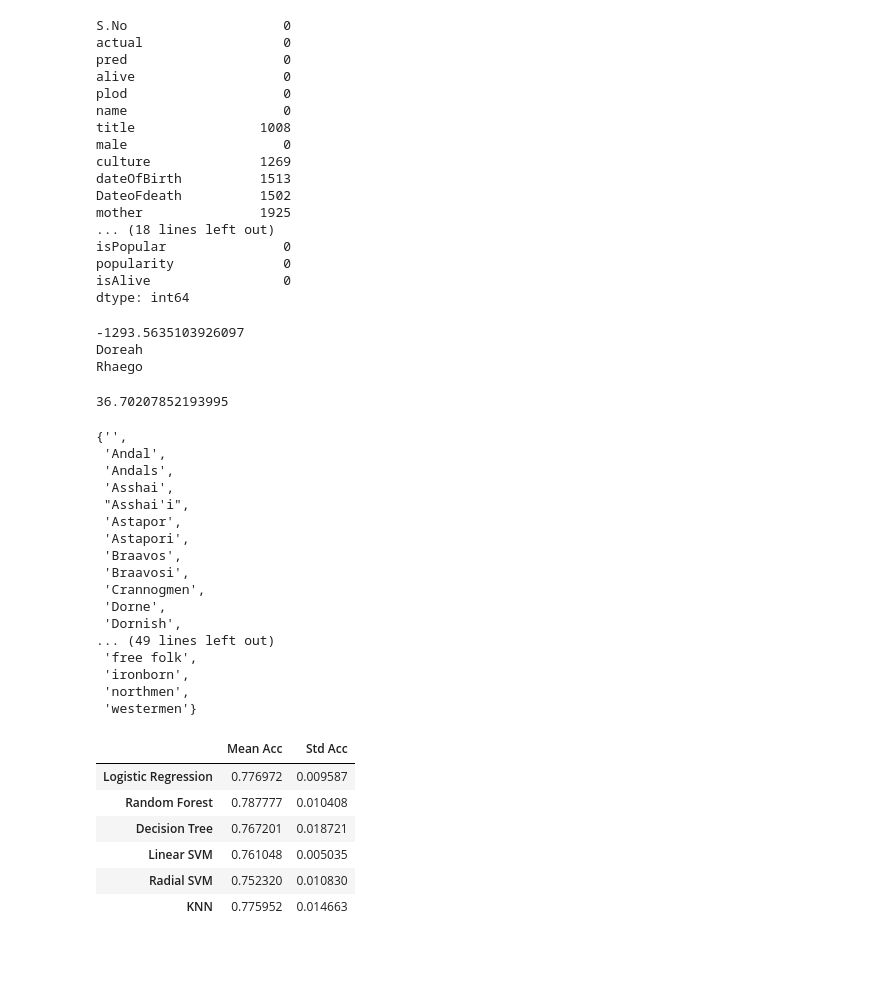
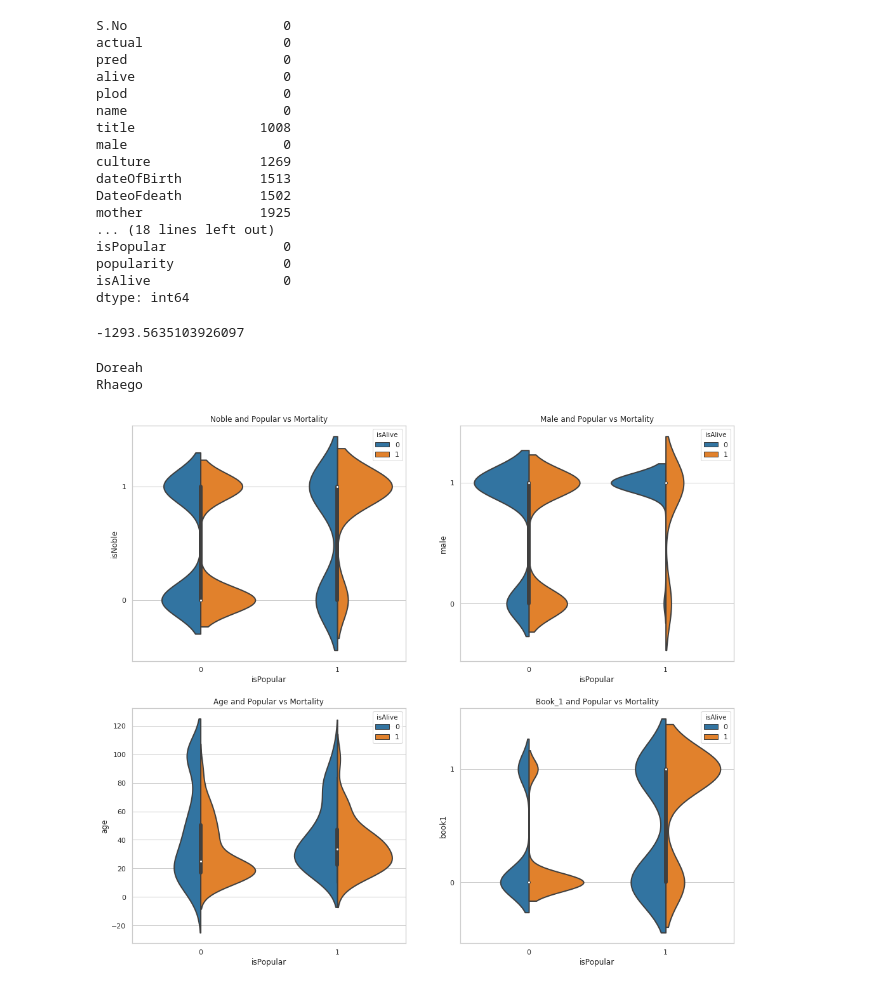
Before and after one commit to dvd42/GOT-Death-Prediction, a Jupyter notebook: got_death_predictions.ipynb, the cells around one changed output. Saved outputs shown, nothing was run; the diff lists cells and outputs as text; code cells hidden in the pictures; blank space fills up the shorter version.

```diff
--- a/got_death_predictions.ipynb
+++ b/got_death_predictions.ipynb
@@ -20,3 +16,8 @@ from sklearn.model_selection import GridSearchCV # for performing grid-search
+# %%
+# plots' parameters with seaborn
+
+sns.set_style("whitegrid")
+sns.set_context("notebook", font_scale = 1, rc = {"lines.linewidth": 2, 'font_family': [u'times']})
 # %%
 # Load our dataset
 df = pd.read_csv("data/character-predictions.csv")
@@ -52,20 +56,43 @@ isPopular               0
 popularity              0
 isAlive                 0
 dtype: int64
+# %%
+# weird mean why?
+print(df["age"].mean())
+# %% [output]
+-1293.5635103926097
 # %%
-# weird mean why?
-print(df["age"].mean())
 # Negative Age
 df["age"][df["age"] < 0]
-# There are mistakes in the data Doreah is actually 25 and Rhaego was never even born
+# There are mistakes in the data Doreah is actually around 25 and Rhaego was never even born
 print(df["name"][1684])
 print(df["name"][1868])
 # %% [output]
--1293.5635103926097
 Doreah
 Rhaego
 # %%
 # Replace negative ages
-df.loc[1684, "age"] = 24.0
+df.loc[1684, "age"] = 25.0
 df.loc[1868, "age"] = 0.0
+# %%
+f,ax=plt.subplots(2,2,figsize=(17,15))
+sns.violinplot("isPopular", "isNoble", hue="isAlive", data=df ,split=True, ax=ax[0, 0])
+ax[0, 0].set_title('Noble and Popular vs Mortality')
+ax[0, 0].set_yticks(range(2))
+
+sns.violinplot("isPopular", "male", hue="isAlive", data=df ,split=True, ax=ax[0, 1])
+ax[0, 1].set_title('Male and Popular vs Mortality')
+ax[0, 1].set_yticks(range(2))
+
+sns.violinplot("isPopular", "age", hue="isAlive", data=df ,split=True, ax=ax[1, 0])
+ax[1, 0].set_title('Age and Popular vs Mortality')
+
+sns.violinplot("isPopular", "book1", hue="isAlive", data=df ,split=True, ax=ax[1, 1])
+ax[1, 1].set_title('Book_1 and Popular vs Mortality')
+ax[1, 1].set_yticks(range(2))
+
+
+plt.show()
+# %% [output]
+[figure, added]
 # %%
@@ -75,8 +101,4 @@ drop = ["S.No", "pred", "alive", "plod", "name", "isAlive", "DateoFdeath" ,"date
 df.drop(drop, inplace=True, axis=1)
-# %%
-df["age"].mean()
-# %% [output]
-36.70207852193995
 # %%
 # Fill the nans we can
 df["age"].fillna(df["age"].mean(), inplace=True)
@@ -84,25 +106,4 @@ df["culture"].fillna("", inplace=True)
 
 # Some nans values are nan because we dont know them so fill them with -1
 df.fillna(value=-1, inplace=True)
-# %%
-# Lots of different names for one culture so lets group them up
-set(df["culture"])
-# %% [output]
-{'',
- 'Andal',
- 'Andals',
- 'Asshai',
- "Asshai'i",
- 'Astapor',
- 'Astapori',
- 'Braavos',
- 'Braavosi',
- 'Crannogmen',
- 'Dorne',
- 'Dornish',
-... (49 lines left out)
- 'free folk',
- 'ironborn',
- 'northmen',
- 'westermen'}
 # %%
@@ -165,14 +162,0 @@ for model in models:
-# %%
-classifiers=['Logistic Regression', 'Random Forest', 'Decision Tree',
-             'Linear SVM', 'Radial SVM', 'KNN']
-
-df2 = pd.DataFrame({'Mean Acc':mean,'Std Acc':std},index=classifiers) # maybe plot the mean and std ??
-df2
-# %% [output]
-|  | Mean Acc | Std Acc |
-| Logistic Regression | 0.776972 | 0.009587 |
-| Random Forest | 0.787777 | 0.010408 |
-| Decision Tree | 0.767201 | 0.018721 |
-| Linear SVM | 0.761048 | 0.005035 |
-| Radial SVM | 0.752320 | 0.010830 |
-| KNN | 0.775952 | 0.014663 |
```
Also changed, not shown: parts of 26 cells of this notebook.
